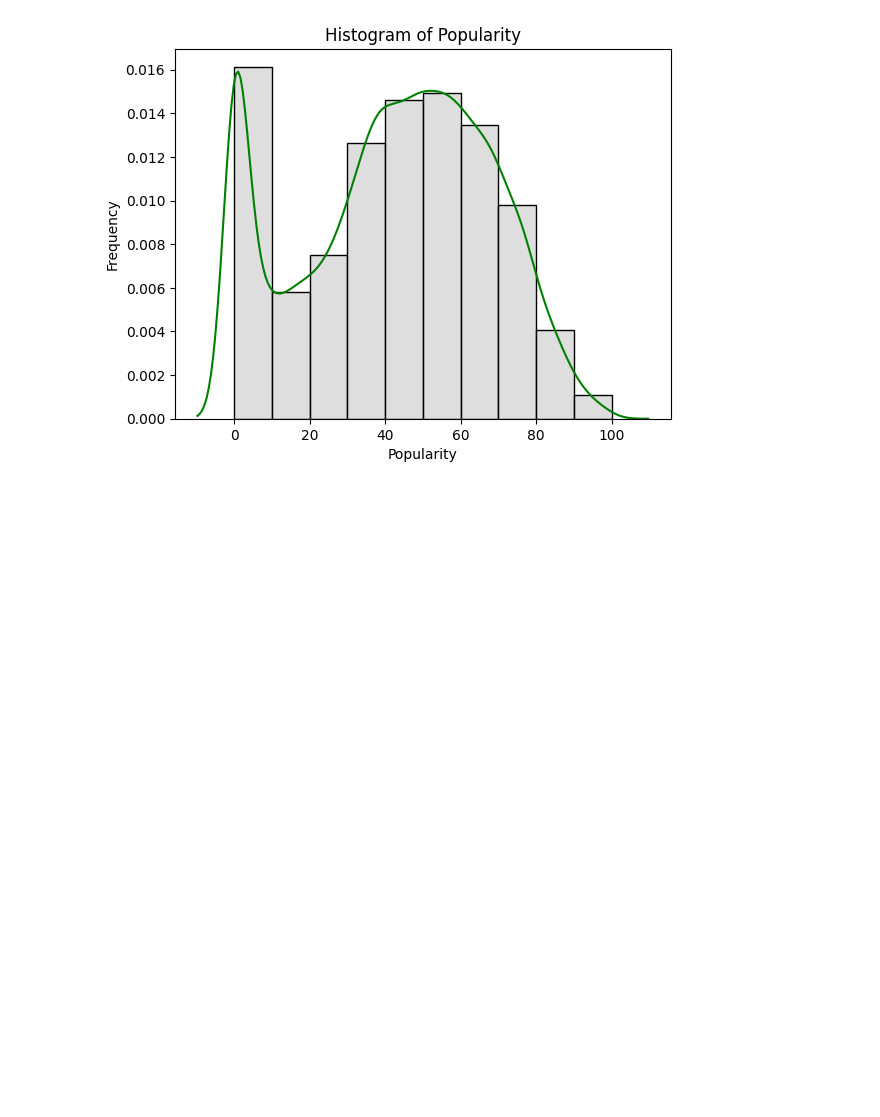
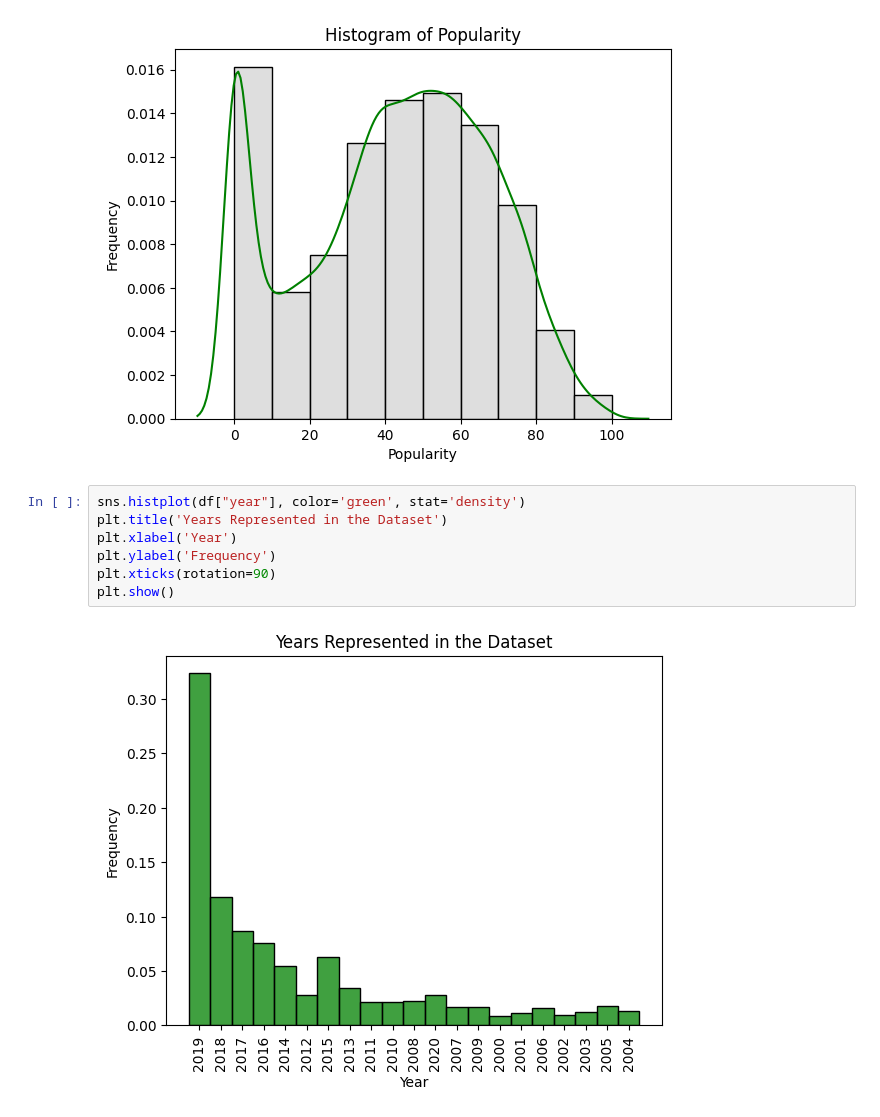
Before and after one commit to maggiecrowner/DS3001-Project, a Jupyter notebook: Project.ipynb, the cells around one changed output. Drawn from its saved outputs; the diff is of its cells as text; blank space fills up the shorter version.

Commit message:
Adding more EDA graphs

```diff
--- a/Project.ipynb
+++ b/Project.ipynb
@@ -96,3 +91,12 @@ plt.ylabel('Frequency')
 plt.show()
 # %% [output]
 [figure]
+# %%
+sns.histplot(df["year"], color='green', stat='density')
+plt.title('Years Represented in the Dataset')
+plt.xlabel('Year')
+plt.ylabel('Frequency')
+plt.xticks(rotation=90)
+plt.show()
+# %% [output]
+[figure, added]
```
Also changed, not shown: parts of 4 cells of this notebook.
